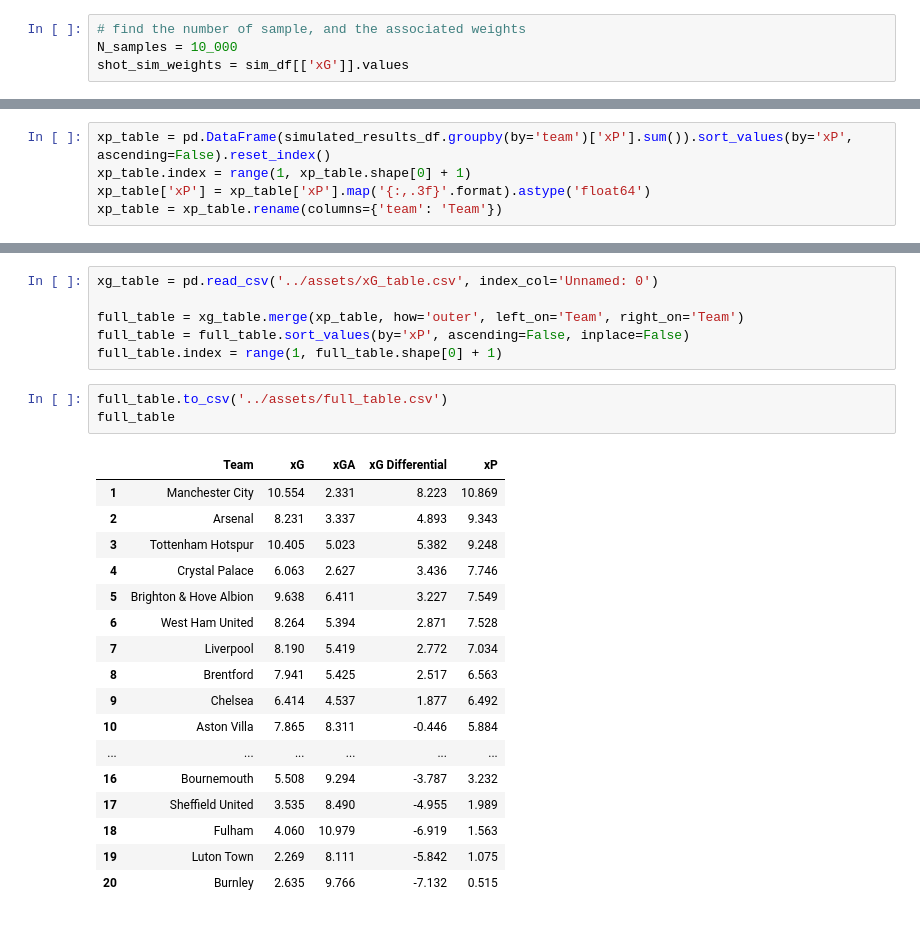
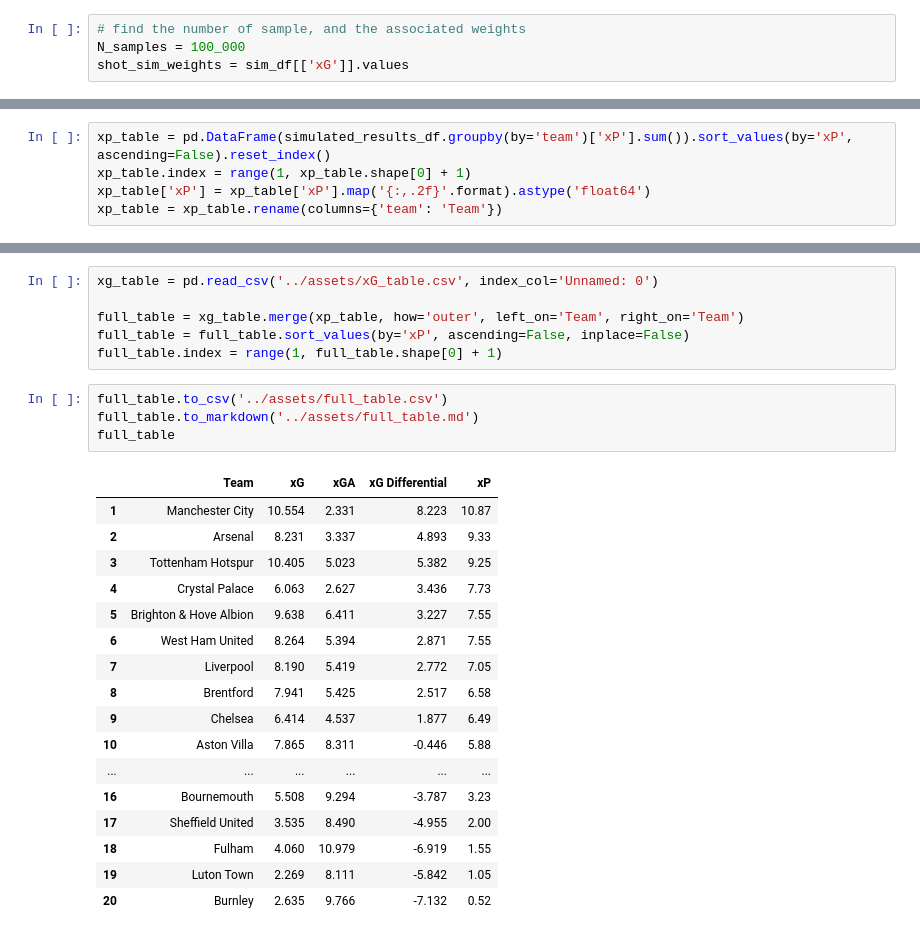
Before and after one commit to Harrison-Ward/xG, a Jupyter notebook: models/xP_model.ipynb, the cells around one changed output, grey strips where cells are left out. Cells and saved outputs as stored; diff of their text form.

```diff
--- a/models/xP_model.ipynb
+++ b/models/xP_model.ipynb
@@ -18,7 +23,7 @@ shots = pd.read_csv("../datasets/23_24_shotmaps_augmented.csv", index_col='Unnam
 sim_df = shots[['xG', 'team', 'opponent', 'event.id']]
 # %%
 # find the number of sample, and the associated weights
-N_samples = 10_000
+N_samples = 100_000
 shot_sim_weights = sim_df[['xG']].values
 # %%
 # numeric_columns = [f'Simulation_{i + 1}' for i in range(N_samples)]
@@ -89,7 +94,7 @@ simulated_results_df.head()
 # %%
 xp_table = pd.DataFrame(simulated_results_df.groupby(by='team')['xP'].sum()).sort_values(by='xP', ascending=False).reset_index()
 xp_table.index = range(1, xp_table.shape[0] + 1)
-xp_table['xP'] = xp_table['xP'].map('{:,.3f}'.format).astype('float64')
+xp_table['xP'] = xp_table['xP'].map('{:,.2f}'.format).astype('float64')
 xp_table = xp_table.rename(columns={'team': 'Team'})
 # %%
 xp_table
@@ -119,22 +124,23 @@ full_table = full_table.sort_values(by='xP', ascending=False, inplace=False)
 full_table.index = range(1, full_table.shape[0] + 1)
 # %%
 full_table.to_csv('../assets/full_table.csv')
+full_table.to_markdown('../assets/full_table.md')
 full_table
 # %% [output]
 |  | Team | xG | xGA | xG Differential | xP |
-| 1 | Manchester City | 10.554 | 2.331 | 8.223 | 10.869 |
-| 2 | Arsenal | 8.231 | 3.337 | 4.893 | 9.343 |
-| 3 | Tottenham Hotspur | 10.405 | 5.023 | 5.382 | 9.248 |
-| 4 | Crystal Palace | 6.063 | 2.627 | 3.436 | 7.746 |
-| 5 | Brighton & Hove Albion | 9.638 | 6.411 | 3.227 | 7.549 |
-| 6 | West Ham United | 8.264 | 5.394 | 2.871 | 7.528 |
-| 7 | Liverpool | 8.190 | 5.419 | 2.772 | 7.034 |
-| 8 | Brentford | 7.941 | 5.425 | 2.517 | 6.563 |
-| 9 | Chelsea | 6.414 | 4.537 | 1.877 | 6.492 |
-| 10 | Aston Villa | 7.865 | 8.311 | -0.446 | 5.884 |
+| 1 | Manchester City | 10.554 | 2.331 | 8.223 | 10.87 |
+| 2 | Arsenal | 8.231 | 3.337 | 4.893 | 9.33 |
+| 3 | Tottenham Hotspur | 10.405 | 5.023 | 5.382 | 9.25 |
+| 4 | Crystal Palace | 6.063 | 2.627 | 3.436 | 7.73 |
+| 5 | Brighton & Hove Albion | 9.638 | 6.411 | 3.227 | 7.55 |
+| 6 | West Ham United | 8.264 | 5.394 | 2.871 | 7.55 |
+| 7 | Liverpool | 8.190 | 5.419 | 2.772 | 7.05 |
+| 8 | Brentford | 7.941 | 5.425 | 2.517 | 6.58 |
+| 9 | Chelsea | 6.414 | 4.537 | 1.877 | 6.49 |
+| 10 | Aston Villa | 7.865 | 8.311 | -0.446 | 5.88 |
 | ... | ... | ... | ... | ... | ... |
-| 16 | Bournemouth | 5.508 | 9.294 | -3.787 | 3.232 |
-| 17 | Sheffield United | 3.535 | 8.490 | -4.955 | 1.989 |
-| 18 | Fulham | 4.060 | 10.979 | -6.919 | 1.563 |
-| 19 | Luton Town | 2.269 | 8.111 | -5.842 | 1.075 |
-| 20 | Burnley | 2.635 | 9.766 | -7.132 | 0.515 |
+| 16 | Bournemouth | 5.508 | 9.294 | -3.787 | 3.23 |
+| 17 | Sheffield United | 3.535 | 8.490 | -4.955 | 2.00 |
+| 18 | Fulham | 4.060 | 10.979 | -6.919 | 1.55 |
+| 19 | Luton Town | 2.269 | 8.111 | -5.842 | 1.05 |
+| 20 | Burnley | 2.635 | 9.766 | -7.132 | 0.52 |
```
Also changed, not shown: parts of 13 cells of this notebook.
